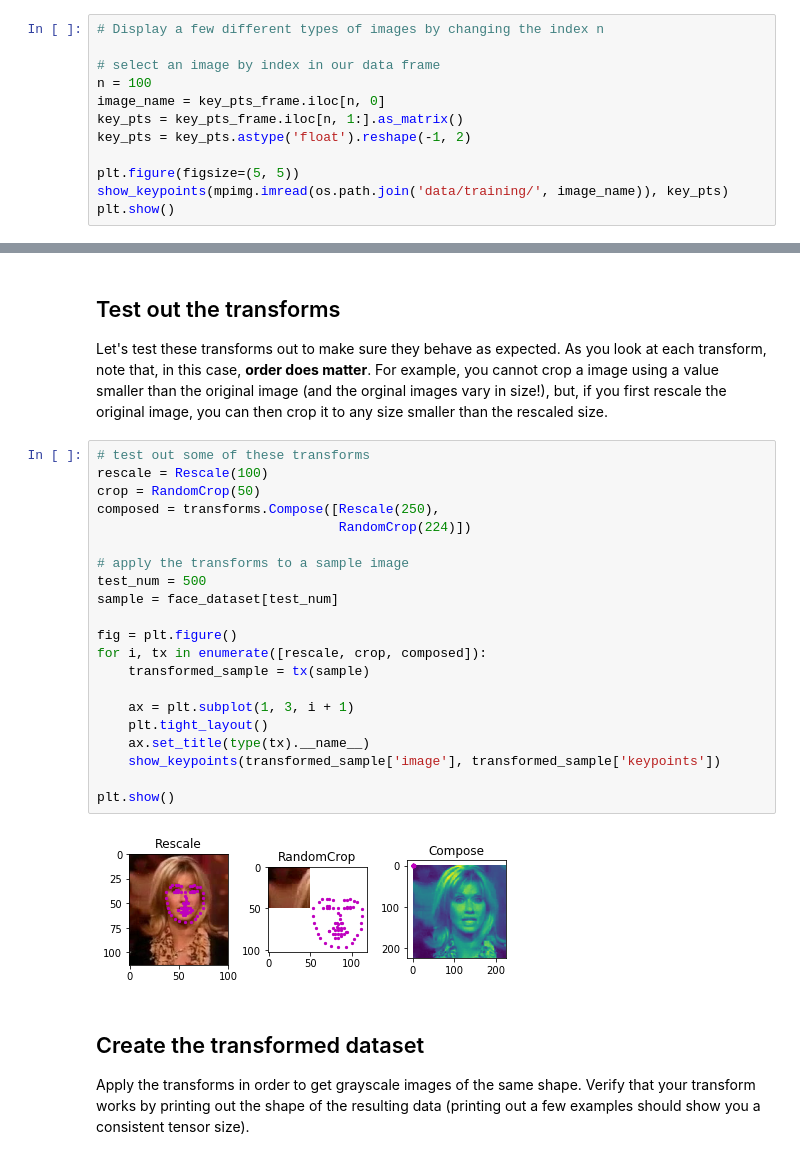
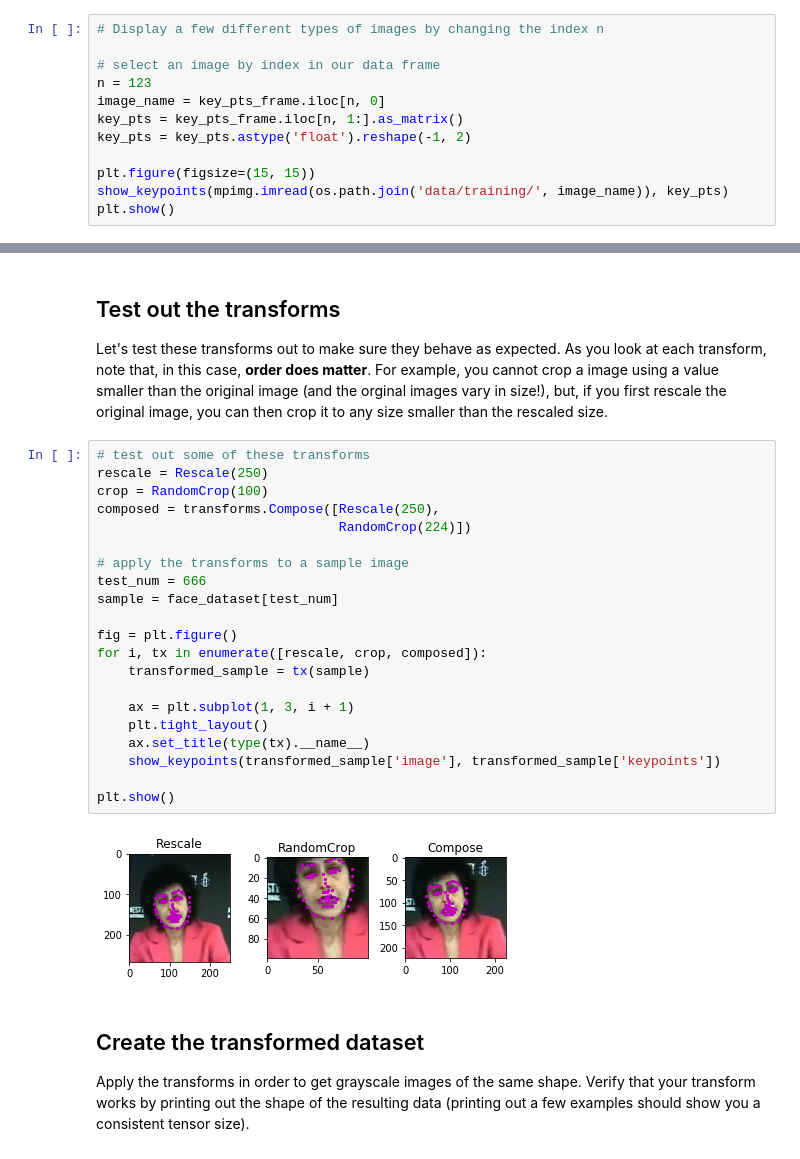
Before and after one commit to ChrisShepherd81/Facial-Keypoints, a Jupyter notebook: 1. Load and Visualize Data.ipynb, the cells around one changed output, grey strips where cells are left out. Cells and saved outputs as stored; diff of their text form.

```diff
--- a/1. Load and Visualize Data.ipynb
+++ b/1. Load and Visualize Data.ipynb
@@ -73,12 +114,12 @@ def show_keypoints(image, key_pts):
 # Display a few different types of images by changing the index n
 
 # select an image by index in our data frame
-n = 100
+n = 123
 image_name = key_pts_frame.iloc[n, 0]
 key_pts = key_pts_frame.iloc[n, 1:].as_matrix()
 key_pts = key_pts.astype('float').reshape(-1, 2)
 
-plt.figure(figsize=(5, 5))
+plt.figure(figsize=(15, 15))
 show_keypoints(mpimg.imread(os.path.join('data/training/', image_name)), key_pts)
 plt.show()
 # %% [output]
@@ -330,27 +374,27 @@ class ToTensor(object):
 Let's test these transforms out to make sure they behave as expected. As you look at each transform, note that, in this case, **order does matter**. For example, you cannot crop a image using a value smaller than the original image (and the orginal images vary in size!), but, if you first rescale the original image, you can then crop it to any size smaller than the rescaled size.
 # %%
 # test out some of these transforms
-rescale = Rescale(100)
-crop = RandomCrop(50)
+rescale = Rescale(250)
+crop = RandomCrop(100)
 composed = transforms.Compose([Rescale(250),
                                RandomCrop(224)])
 
 # apply the transforms to a sample image
-test_num = 500
+test_num = 666
 sample = face_dataset[test_num]
 
 fig = plt.figure()
 for i, tx in enumerate([rescale, crop, composed]):
     transformed_sample = tx(sample)
 
     ax = plt.subplot(1, 3, i + 1)
     plt.tight_layout()
     ax.set_title(type(tx).__name__)
     show_keypoints(transformed_sample['image'], transformed_sample['keypoints'])
 
 plt.show()
 # %% [output]
-[figure, old version]
+[figure, new version]
 # %% [markdown]
 ## Create the transformed dataset
 
```
Also changed, not shown: parts of 8 cells of this notebook.
